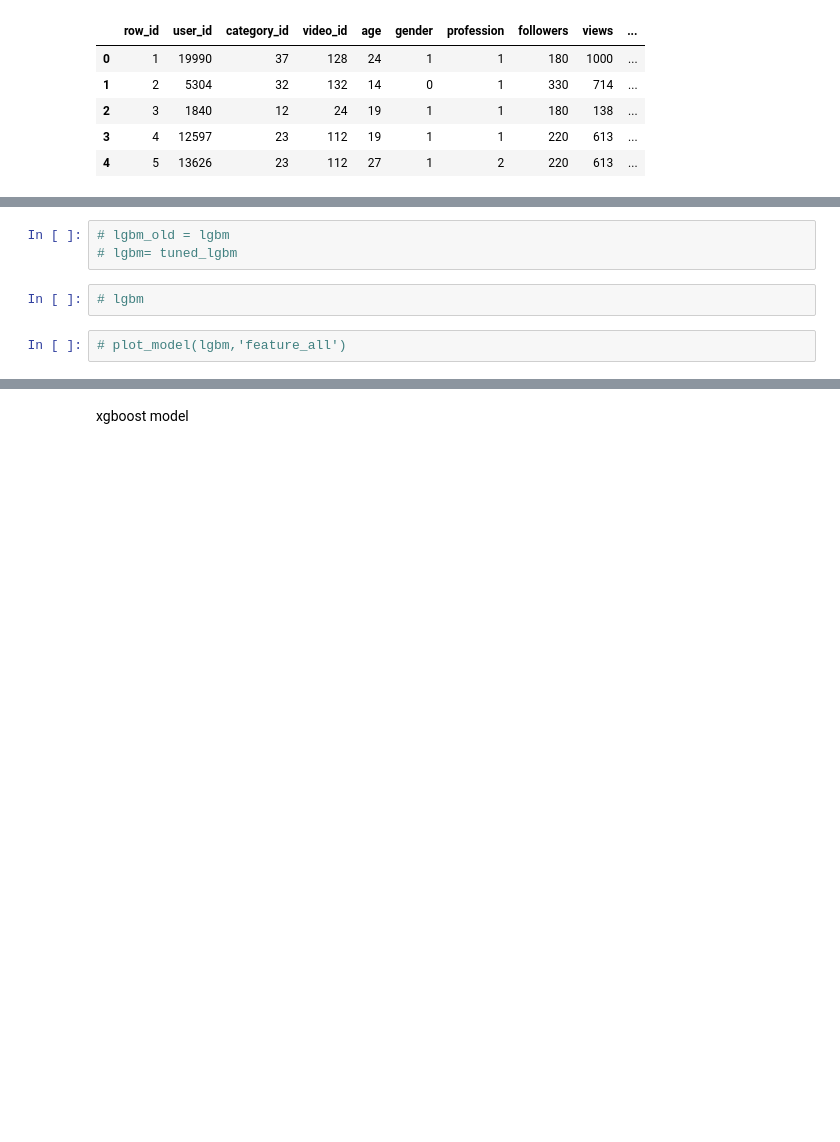
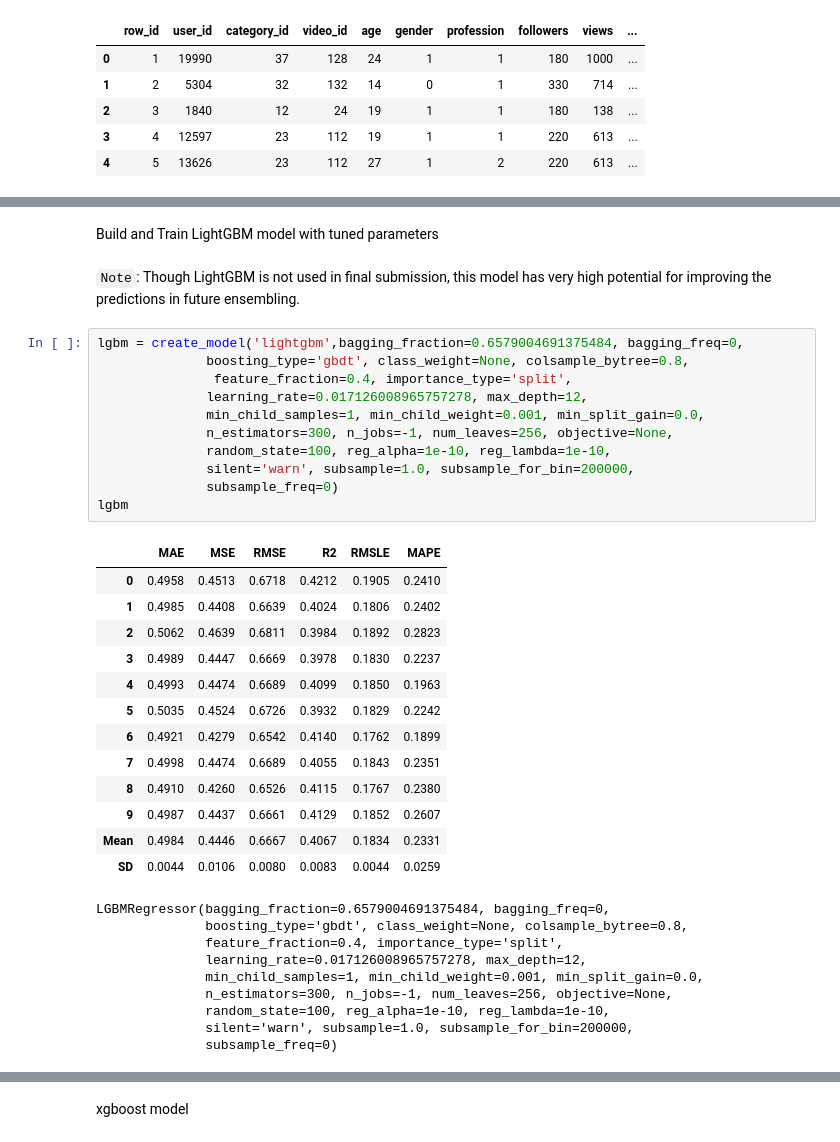
Before and after one commit to baskarsambandamurthy/jobathon-feb-2022, a Jupyter notebook: jobathon-feb-2022-preproc.ipynb, the cells around one changed output, grey strips where cells are left out. Cells and saved outputs as stored; diff of their text form; blank space fills up the shorter version.

```diff
--- a/jobathon-feb-2022-preproc.ipynb
+++ b/jobathon-feb-2022-preproc.ipynb
@@ -342,7 +275,38 @@ X.head()
-# %%
-# lgbm_old = lgbm
-# lgbm= tuned_lgbm
-# %%
-# lgbm
-# %%
-# plot_model(lgbm,'feature_all')
+# %% [markdown]
+Build and Train LightGBM model with tuned parameters
+# %% [markdown]
+`Note`: Though LightGBM is not used in final submission, this model has very high potential for improving the predictions in future ensembling.
+# %%
+lgbm = create_model('lightgbm',bagging_fraction=0.6579004691375484, bagging_freq=0,
+              boosting_type='gbdt', class_weight=None, colsample_bytree=0.8,
+               feature_fraction=0.4, importance_type='split',
+              learning_rate=0.017126008965757278, max_depth=12,
+              min_child_samples=1, min_child_weight=0.001, min_split_gain=0.0,
+              n_estimators=300, n_jobs=-1, num_leaves=256, objective=None,
+              random_state=100, reg_alpha=1e-10, reg_lambda=1e-10,
+              silent='warn', subsample=1.0, subsample_for_bin=200000,
+              subsample_freq=0)
+lgbm
+# %% [output]
+|  | MAE | MSE | RMSE | R2 | RMSLE | MAPE |
+| 0 | 0.4958 | 0.4513 | 0.6718 | 0.4212 | 0.1905 | 0.2410 |
+| 1 | 0.4985 | 0.4408 | 0.6639 | 0.4024 | 0.1806 | 0.2402 |
+| 2 | 0.5062 | 0.4639 | 0.6811 | 0.3984 | 0.1892 | 0.2823 |
+| 3 | 0.4989 | 0.4447 | 0.6669 | 0.3978 | 0.1830 | 0.2237 |
+| 4 | 0.4993 | 0.4474 | 0.6689 | 0.4099 | 0.1850 | 0.1963 |
+| 5 | 0.5035 | 0.4524 | 0.6726 | 0.3932 | 0.1829 | 0.2242 |
+| 6 | 0.4921 | 0.4279 | 0.6542 | 0.4140 | 0.1762 | 0.1899 |
+| 7 | 0.4998 | 0.4474 | 0.6689 | 0.4055 | 0.1843 | 0.2351 |
+| 8 | 0.4910 | 0.4260 | 0.6526 | 0.4115 | 0.1767 | 0.2380 |
+| 9 | 0.4987 | 0.4437 | 0.6661 | 0.4129 | 0.1852 | 0.2607 |
+| Mean | 0.4984 | 0.4446 | 0.6667 | 0.4067 | 0.1834 | 0.2331 |
+| SD | 0.0044 | 0.0106 | 0.0080 | 0.0083 | 0.0044 | 0.0259 |
+LGBMRegressor(bagging_fraction=0.6579004691375484, bagging_freq=0,
+              boosting_type='gbdt', class_weight=None, colsample_bytree=0.8,
+              feature_fraction=0.4, importance_type='split',
+              learning_rate=0.017126008965757278, max_depth=12,
+              min_child_samples=1, min_child_weight=0.001, min_split_gain=0.0,
+              n_estimators=300, n_jobs=-1, num_leaves=256, objective=None,
+              random_state=100, reg_alpha=1e-10, reg_lambda=1e-10,
+              silent='warn', subsample=1.0, subsample_for_bin=200000,
+              subsample_freq=0)
```
Also changed, not shown: parts of 61 cells of this notebook.
